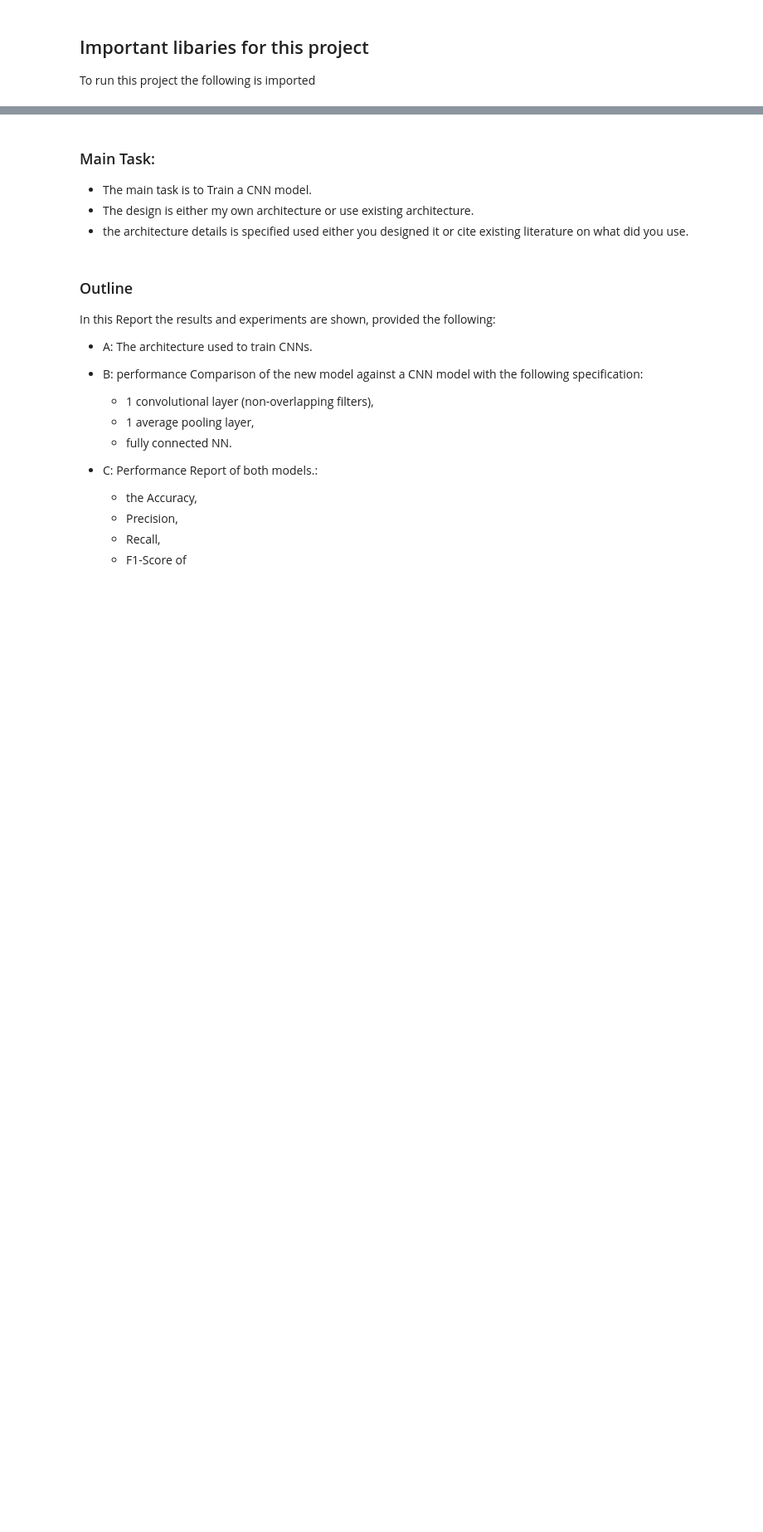
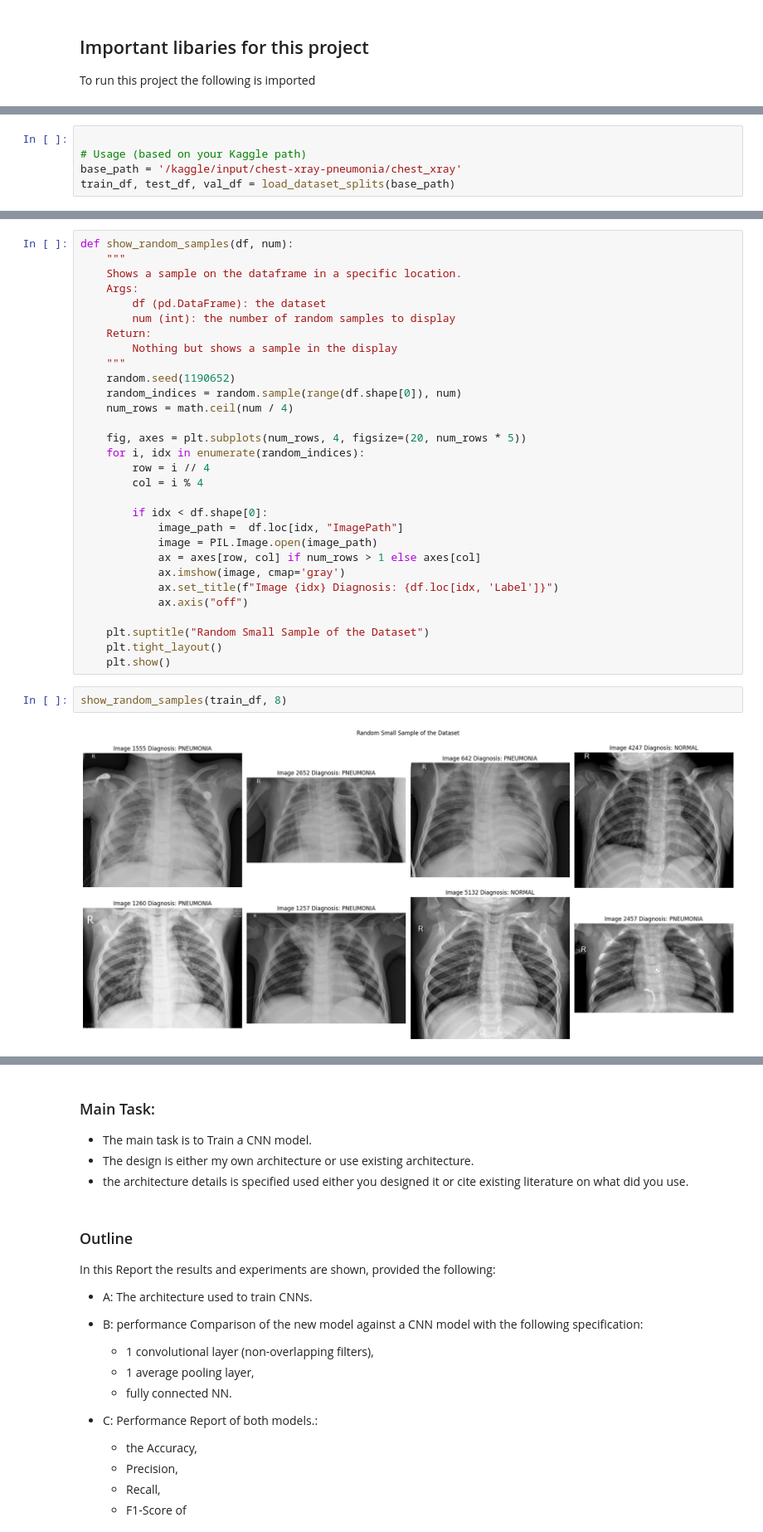
Before and after one commit to sondosaabed/Pneumonia-Classification-CNN, a Jupyter notebook: Pneumonia-Classification-CNN.ipynb, the cells around one changed output, grey strips where cells are left out. Shown at 83% size. Cells and saved outputs as stored; diff of their text form; blank space fills up the shorter version.

Commit message:
Kaggle Notebook | Pneumonia-Classification-CNN | Version 5

```diff
--- a/Pneumonia-Classification-CNN.ipynb
+++ b/Pneumonia-Classification-CNN.ipynb
@@ -61,0 +108,5 @@ import pandas as pd
+# %%
+
+# Usage (based on your Kaggle path)
+base_path = '/kaggle/input/chest-xray-pneumonia/chest_xray'
+train_df, test_df, val_df = load_dataset_splits(base_path)
@@ -61,0 +134,34 @@ import pandas as pd
+# %%
+def show_random_samples(df, num):
+    """
+    Shows a sample on the dataframe in a specific location.
+    Args:
+        df (pd.DataFrame): the dataset
+        num (int): the number of random samples to display
+    Return:
+        Nothing but shows a sample in the display
+    """
+    random.seed(1190652)
+    random_indices = random.sample(range(df.shape[0]), num)
+    num_rows = math.ceil(num / 4)
+
+    fig, axes = plt.subplots(num_rows, 4, figsize=(20, num_rows * 5))
+    for i, idx in enumerate(random_indices):
+        row = i // 4
+        col = i % 4
+
+        if idx < df.shape[0]:
+            image_path =  df.loc[idx, "ImagePath"]
+            image = PIL.Image.open(image_path)
+            ax = axes[row, col] if num_rows > 1 else axes[col]
+            ax.imshow(image, cmap='gray')
+            ax.set_title(f"Image {idx} Diagnosis: {df.loc[idx, 'Label']}")
+            ax.axis("off")
+
+    plt.suptitle("Random Small Sample of the Dataset")
+    plt.tight_layout()
+    plt.show()
+# %%
+show_random_samples(train_df, 8)
+# %% [output]
+[figure, added]
```
Also changed, not shown: parts of 14 cells of this notebook.
